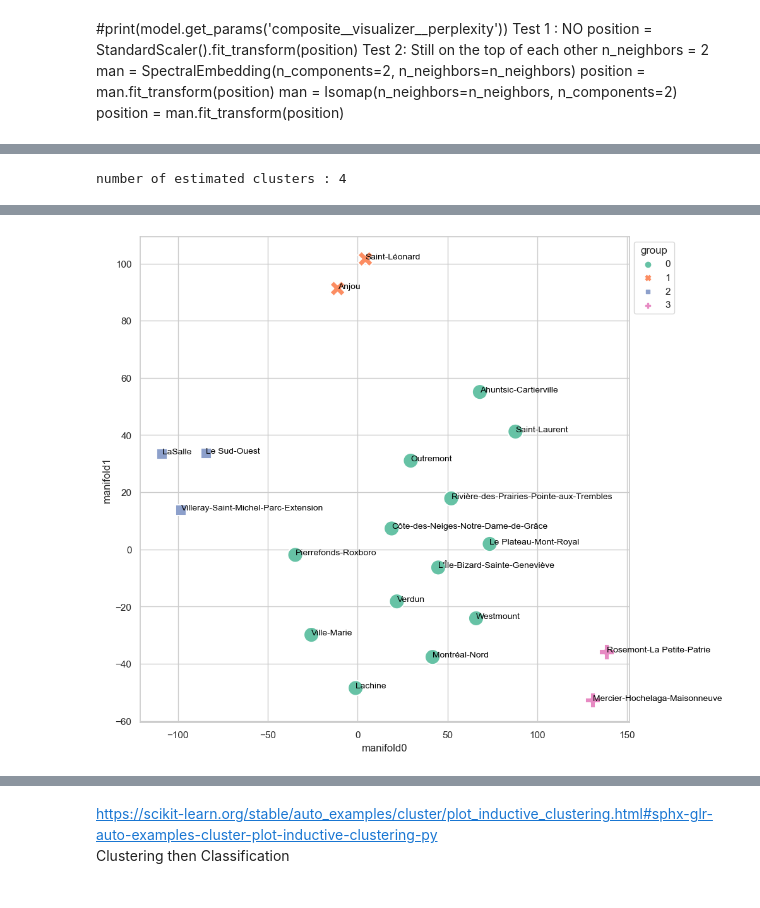
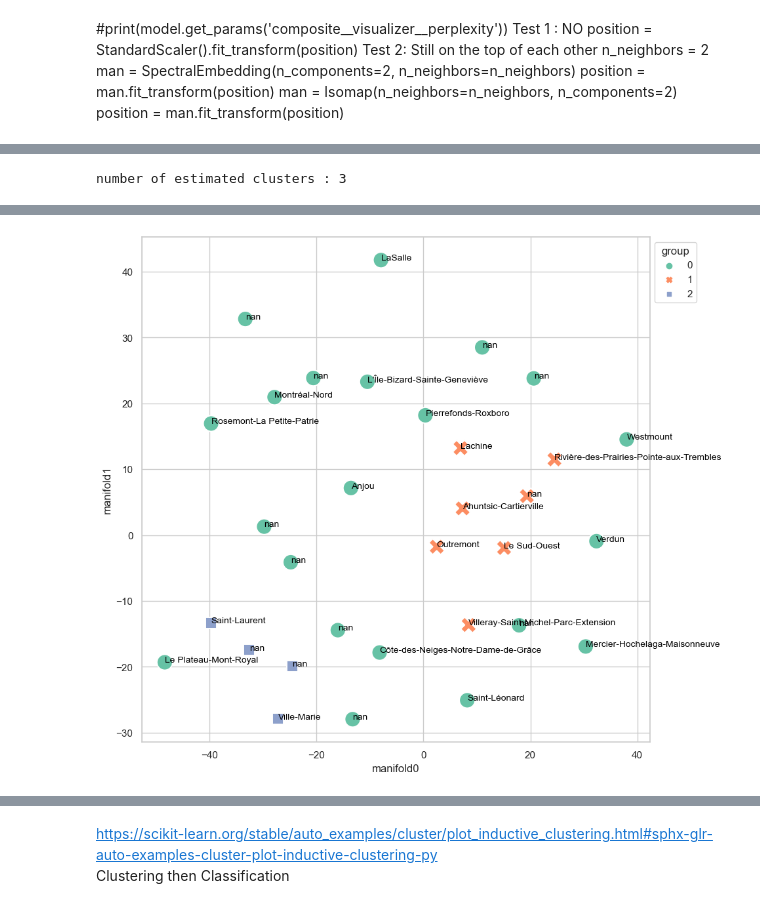
Before and after one commit to cimadure/ind6212, a Jupyter notebook: notebooks/main.ipynb, the cells around one changed output, grey strips where cells are left out. Saved outputs shown, nothing was run; the diff lists cells and outputs as text; code cells hidden in the pictures.

```diff
--- a/notebooks/main.ipynb
+++ b/notebooks/main.ipynb
@@ -26,3 +74,6 @@ sns.set_theme(style="whitegrid", palette="Set2")
+# %%
+pd.set_option('display.max_rows', 500)
+pd.set_option('display.max_columns', 500)
 # %% [markdown]
 The process 'preprocess_01MM' take a lot of time therefore it is better to run it once.
 The result is saved in a file for later used.
@@ -444,3 +638,17 @@ man = SpectralEmbedding(n_components=2, n_neighbors=n_neighbors)
 position = man.fit_transform(position)
 man = Isomap(n_neighbors=n_neighbors, n_components=2)
 position = man.fit_transform(position)
+# %%
+#vars(gs)
+#model.fit(X_train)
+model.fit(XX)
+print(model[:-1].get_feature_names_out() )
+
+#model[-2].X_transformed_fit_
+YY = model[:-2].fit_transform(XX)
+print(YY)
+#X_Transf = transformer_1.X_transformed_fit_
+
+X_Transf = YY
+
+print(X_Transf)
@@ -447,12 +694,28 @@ position = man.fit_transform(position)
 # %%
-model.fit(X_train)
-proj = model.project(n_components=2, perplexity=n_neighbors)
+#gs.fit(X_train)
+
+#proj = model.project(n_components=2, perplexity=n_neighbors)
+#X_Transf = gs.transformer__kernelpca__X_transformed_fit_
+
+#X_Transf = transformer_1.X_transformed_fit_
+#X_Transf = transformer_1.fit_transform(X_train)
+
+Xor = X_Transf
+
+proj = projectTSNE(Xor,n_components=2, random_state=0,  perplexity=n_neighbors )
 
 with config_context(transform_output="pandas"):
-    reduced_data = model.transform(X_train)
-    #display(reduced_data.head())
+    #reduced_data = model.transform(X_train)
+    #reduced_data = model.fit_transform(XX, labels)
+    reduced_data = XX
+#    #display(reduced_data.head())
 
-labels = model.labels()
+
+#reduced_data = model[-2].transform(X_train)
+#reduced_data = model[-2].fit_transform(X_train)
+
+#labels = model.labels()
+labels = y_pred
 
 labels_unique = np.unique(labels)
 n_clusters_ = len(labels_unique)
@@ -495,4 +758,4 @@ plt.show()
 
 fig.savefig(filename)
 # %% [output]
-number of estimated clusters : 4
+number of estimated clusters : 3
@@ -516 +779 @@ number of estimated clusters : 4
-[figure, old version]
+[figure, new version]
```
Also changed, not shown: parts of 17 cells of this notebook, 1 other file.
